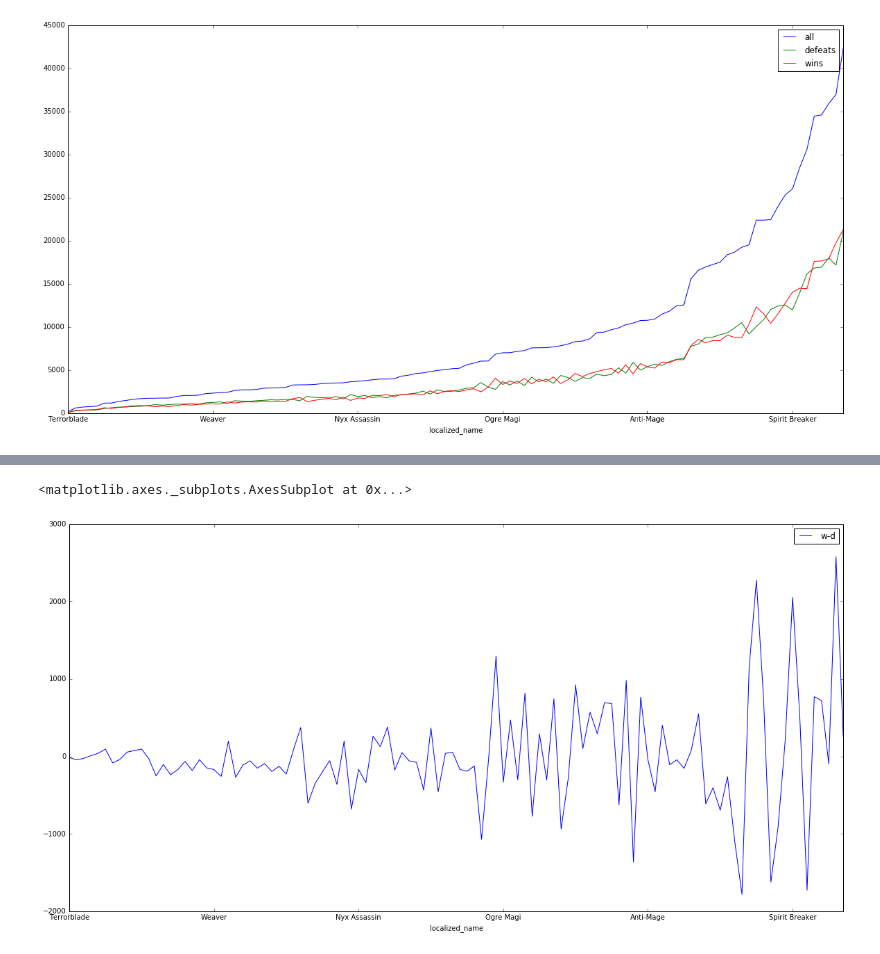
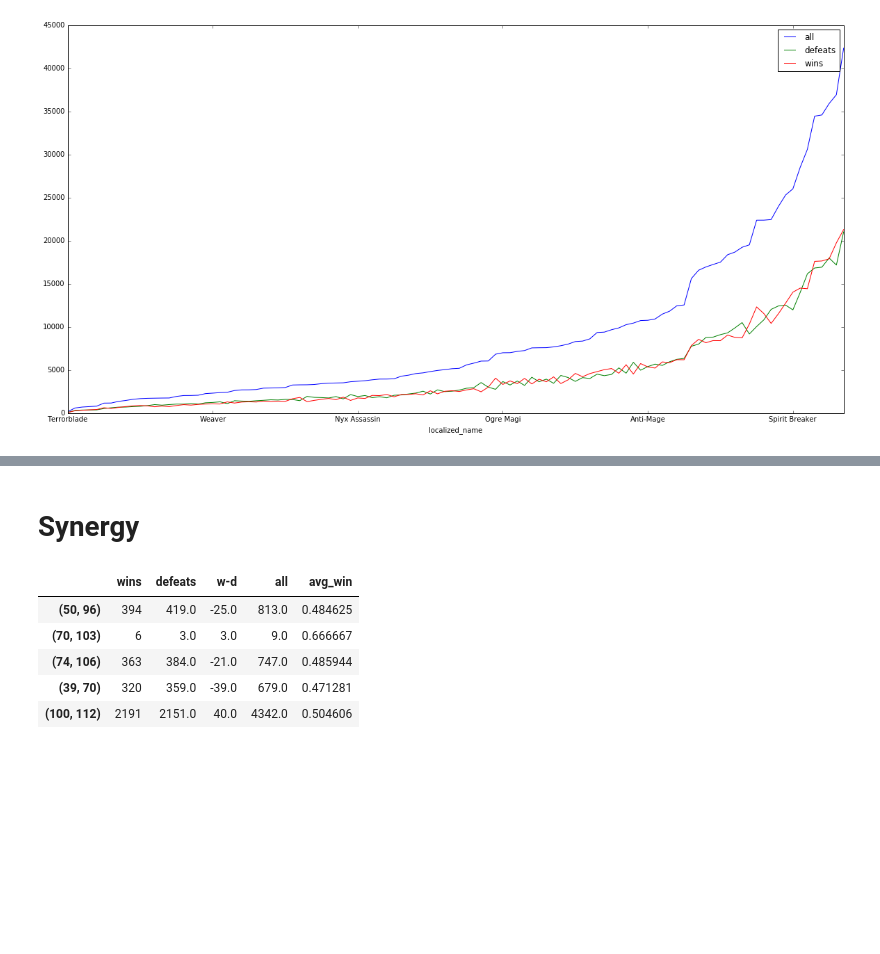
Before and after one commit to senior-sigan/coursera-vvedenie-mashinnoe-obuchenie, a Jupyter notebook: week7/heroes.ipynb, the cells around one changed output, grey strips where cells are left out. Drawn from its saved outputs; the diff is of its cells as text; code cells hidden in the pictures; blank space fills up the shorter version.

```diff
--- a/week7/heroes.ipynb
+++ b/week7/heroes.ipynb
@@ -95,5 +95,2 @@ df.sort_values(['avg_win']).filter(['localized_name','w-d']).plot(x='localized_n
-# %%
-df.sort_values(['all']).filter(['localized_name','w-d']).plot(x='localized_name')
-# %% [output]
-<matplotlib.axes._subplots.AxesSubplot at 0x...>
-[figure, removed]
+# %% [markdown]
+# Synergy
@@ -99,0 +124,10 @@ df.sort_values(['all']).filter(['localized_name','w-d']).plot(x='localized_name'
+# %%
+pairs = calculatePairAvgWins(train)
+pairs.head()
+# %% [output]
+|  | wins | defeats | w-d | all | avg_win |
+| (50, 96) | 394 | 419.0 | -25.0 | 813.0 | 0.484625 |
+| (70, 103) | 6 | 3.0 | 3.0 | 9.0 | 0.666667 |
+| (74, 106) | 363 | 384.0 | -21.0 | 747.0 | 0.485944 |
+| (39, 70) | 320 | 359.0 | -39.0 | 679.0 | 0.471281 |
+| (100, 112) | 2191 | 2151.0 | 40.0 | 4342.0 | 0.504606 |
```
Also changed, not shown: parts of 4 cells of this notebook.
